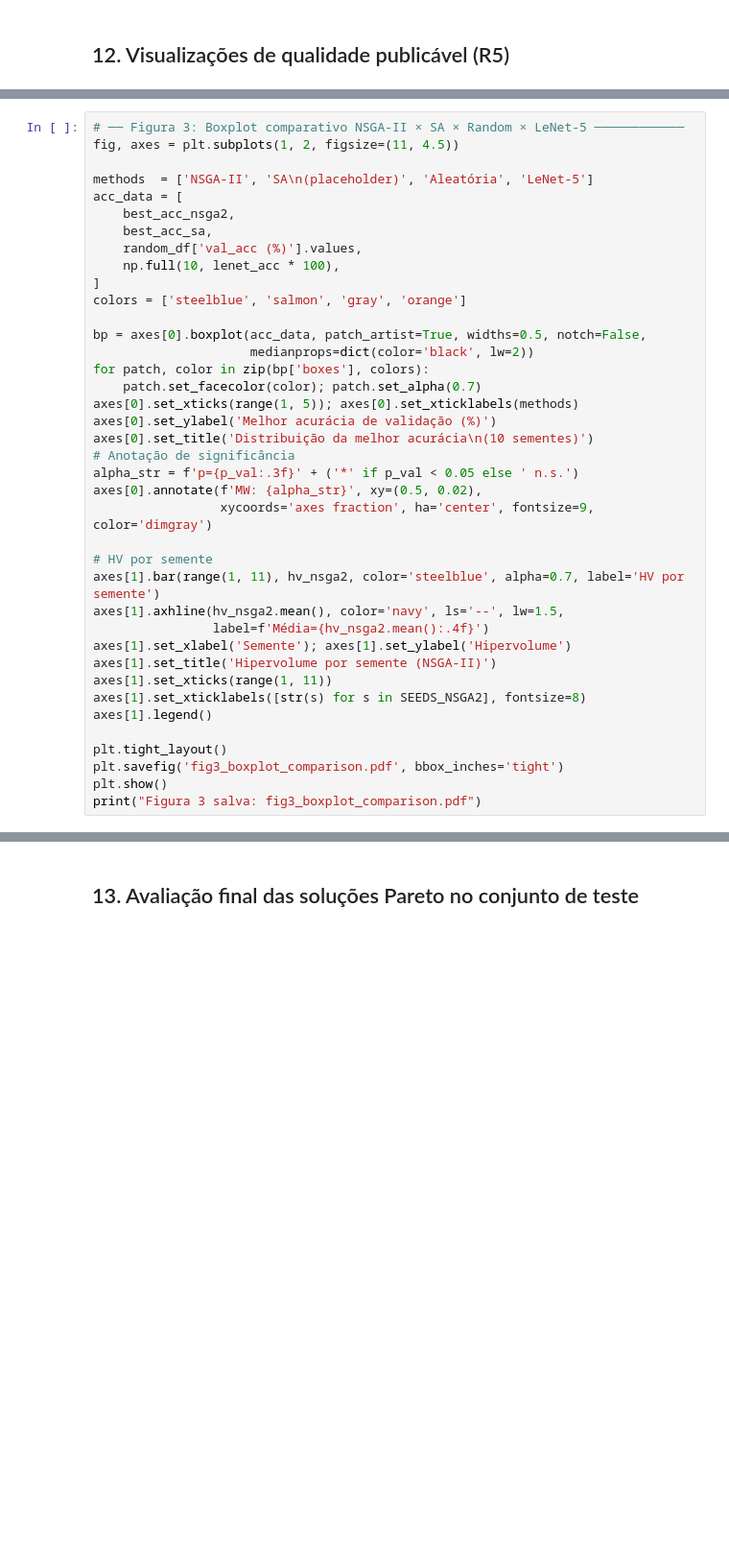
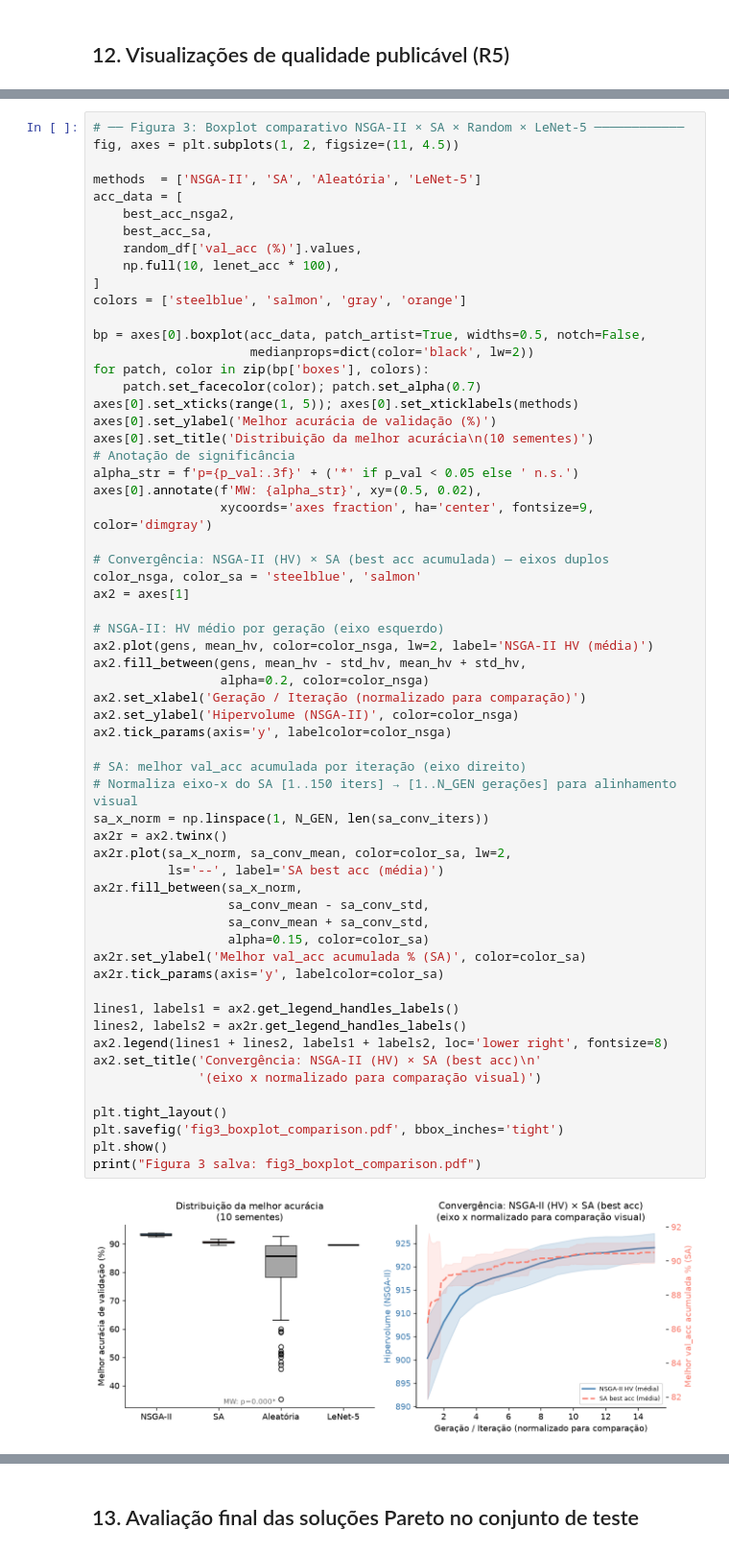
Before and after one commit to WagnerVic/evolutionary-nas-multiobjective, a Jupyter notebook: nas_nsga2.ipynb, the cells around one changed output, grey strips where cells are left out. Shown at 96% size. Drawn from its saved outputs; the diff is of its cells as text; blank space fills up the shorter version.

```diff
--- a/nas_nsga2.ipynb
+++ b/nas_nsga2.ipynb
@@ -783,39 +873,62 @@ print("Figura 2 salva: fig2_hv_convergence.pdf")
 # %%
 # ── Figura 3: Boxplot comparativo NSGA-II × SA × Random × LeNet-5 ────────────
 fig, axes = plt.subplots(1, 2, figsize=(11, 4.5))
 
-methods  = ['NSGA-II', 'SA\n(placeholder)', 'Aleatória', 'LeNet-5']
+methods  = ['NSGA-II', 'SA', 'Aleatória', 'LeNet-5']
 acc_data = [
     best_acc_nsga2,
     best_acc_sa,
     random_df['val_acc (%)'].values,
     np.full(10, lenet_acc * 100),
 ]
 colors = ['steelblue', 'salmon', 'gray', 'orange']
 
 bp = axes[0].boxplot(acc_data, patch_artist=True, widths=0.5, notch=False,
                      medianprops=dict(color='black', lw=2))
 for patch, color in zip(bp['boxes'], colors):
     patch.set_facecolor(color); patch.set_alpha(0.7)
 axes[0].set_xticks(range(1, 5)); axes[0].set_xticklabels(methods)
 axes[0].set_ylabel('Melhor acurácia de validação (%)')
 axes[0].set_title('Distribuição da melhor acurácia\n(10 sementes)')
 # Anotação de significância
 alpha_str = f'p={p_val:.3f}' + ('*' if p_val < 0.05 else ' n.s.')
 axes[0].annotate(f'MW: {alpha_str}', xy=(0.5, 0.02),
                  xycoords='axes fraction', ha='center', fontsize=9, color='dimgray')
 
-# HV por semente
-axes[1].bar(range(1, 11), hv_nsga2, color='steelblue', alpha=0.7, label='HV por semente')
-axes[1].axhline(hv_nsga2.mean(), color='navy', ls='--', lw=1.5,
-                label=f'Média={hv_nsga2.mean():.4f}')
-axes[1].set_xlabel('Semente'); axes[1].set_ylabel('Hipervolume')
-axes[1].set_title('Hipervolume por semente (NSGA-II)')
-axes[1].set_xticks(range(1, 11))
-axes[1].set_xticklabels([str(s) for s in SEEDS_NSGA2], fontsize=8)
-axes[1].legend()
+# Convergência: NSGA-II (HV) × SA (best acc acumulada) — eixos duplos
+color_nsga, color_sa = 'steelblue', 'salmon'
+ax2 = axes[1]
+
+# NSGA-II: HV médio por geração (eixo esquerdo)
+ax2.plot(gens, mean_hv, color=color_nsga, lw=2, label='NSGA-II HV (média)')
+ax2.fill_between(gens, mean_hv - std_hv, mean_hv + std_hv,
+                 alpha=0.2, color=color_nsga)
+ax2.set_xlabel('Geração / Iteração (normalizado para comparação)')
+ax2.set_ylabel('Hipervolume (NSGA-II)', color=color_nsga)
+ax2.tick_params(axis='y', labelcolor=color_nsga)
+
+# SA: melhor val_acc acumulada por iteração (eixo direito)
+# Normaliza eixo-x do SA [1..150 iters] → [1..N_GEN gerações] para alinhamento visual
+sa_x_norm = np.linspace(1, N_GEN, len(sa_conv_iters))
+ax2r = ax2.twinx()
+ax2r.plot(sa_x_norm, sa_conv_mean, color=color_sa, lw=2,
+          ls='--', label='SA best acc (média)')
+ax2r.fill_between(sa_x_norm,
+                  sa_conv_mean - sa_conv_std,
+                  sa_conv_mean + sa_conv_std,
+                  alpha=0.15, color=color_sa)
+ax2r.set_ylabel('Melhor val_acc acumulada % (SA)', color=color_sa)
+ax2r.tick_params(axis='y', labelcolor=color_sa)
+
+lines1, labels1 = ax2.get_legend_handles_labels()
+lines2, labels2 = ax2r.get_legend_handles_labels()
+ax2.legend(lines1 + lines2, labels1 + labels2, loc='lower right', fontsize=8)
+ax2.set_title('Convergência: NSGA-II (HV) × SA (best acc)\n'
+              '(eixo x normalizado para comparação visual)')
 
 plt.tight_layout()
 plt.savefig('fig3_boxplot_comparison.pdf', bbox_inches='tight')
 plt.show()
 print("Figura 3 salva: fig3_boxplot_comparison.pdf")
+# %% [output]
+[figure, added]
```
Also changed, not shown: parts of 21 cells of this notebook, 34 other files.
